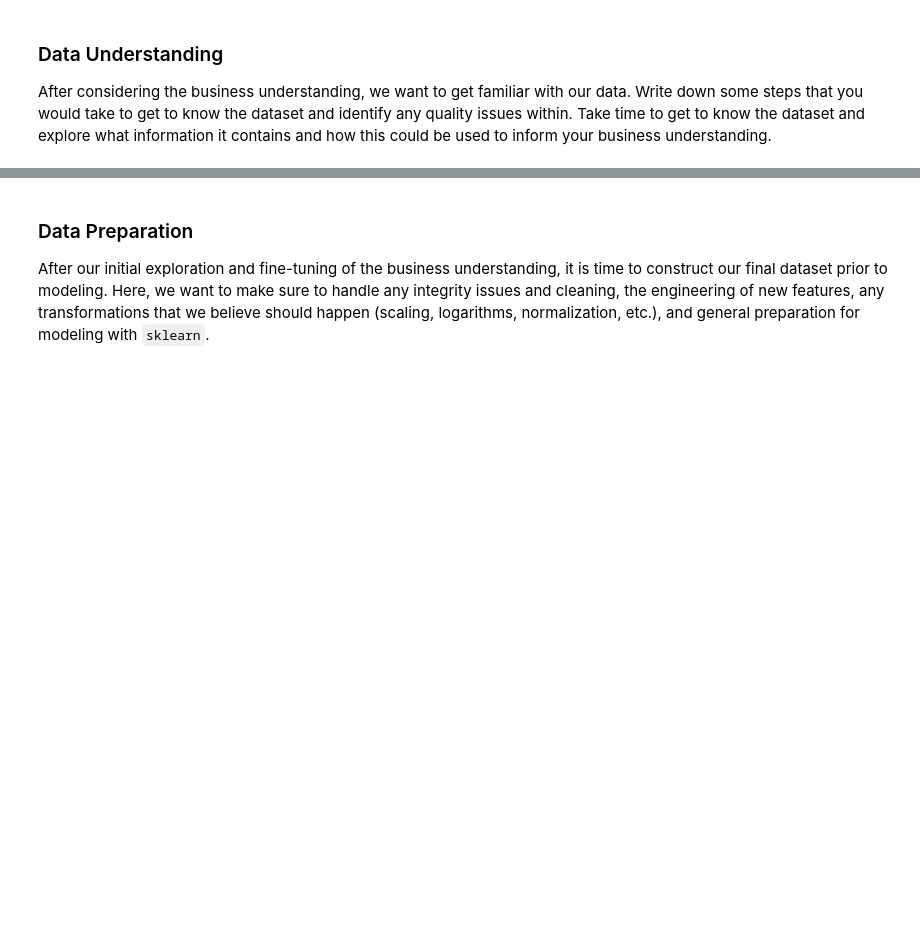
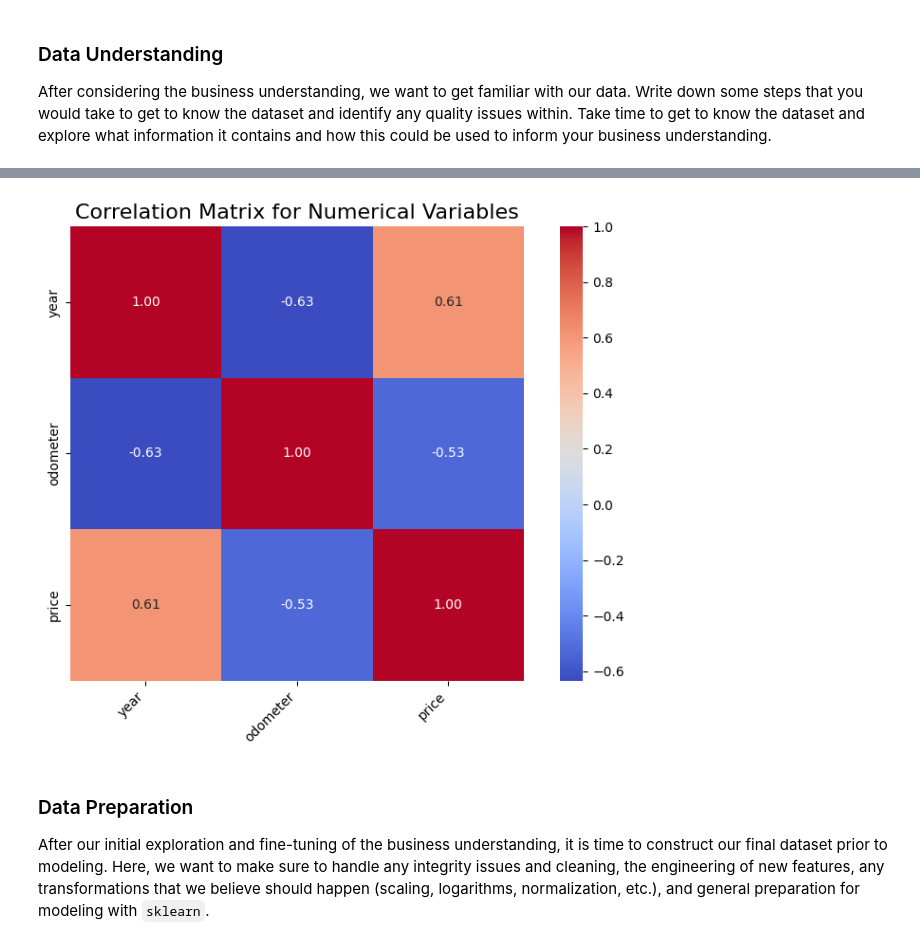
Before and after one commit to michellechen202212/ucb, a Jupyter notebook: prompt_II.ipynb, the cells around one changed output, grey strips where cells are left out. Saved outputs shown, nothing was run; the diff lists cells and outputs as text; code cells hidden in the pictures; blank space fills up the shorter version.

```diff
--- a/prompt_II.ipynb
+++ b/prompt_II.ipynb
@@ -510,0 +993,21 @@ After considering the business understanding, we want to get familiar with our d
+# %%
+import seaborn as sns
+
+# Drop rows with missing values
+data_cleaned = data.dropna().drop_duplicates()
+
+# Sample the data for visualization purposes
+
+# Compute the correlation matrix for numerical features
+correlation_matrix = data_cleaned[numerical_columns + ['price']].corr()
+
+# Plot the correlation matrix
+plt.figure(figsize=(8, 6))
+sns.heatmap(correlation_matrix, annot=True, cmap='coolwarm', fmt=".2f", cbar=True, square=True)
+plt.title("Correlation Matrix for Numerical Variables", fontsize=16)
+plt.xticks(rotation=45, ha='right', fontsize=10)
+plt.yticks(fontsize=10)
+plt.tight_layout()
+plt.show()
+# %% [output]
+[figure, added]
```
Also changed, not shown: parts of 16 cells of this notebook.
